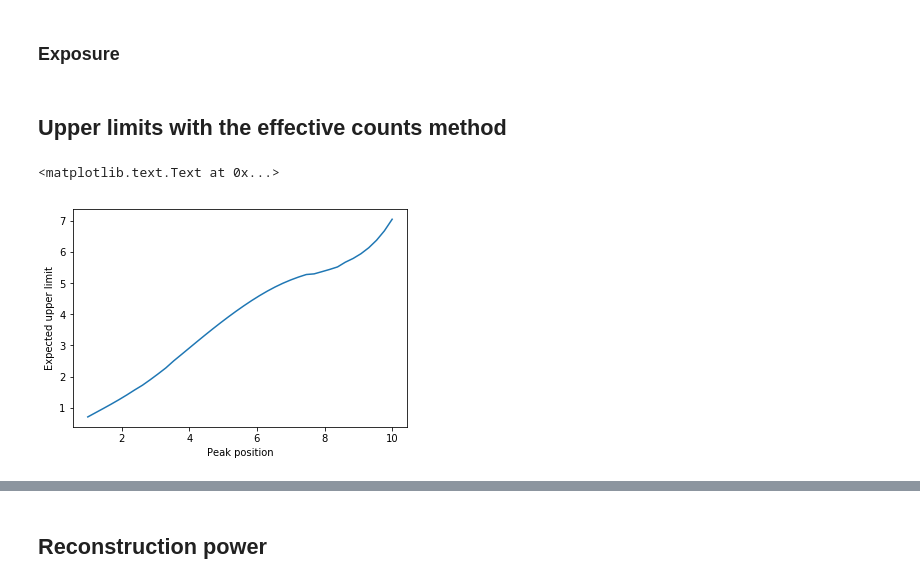
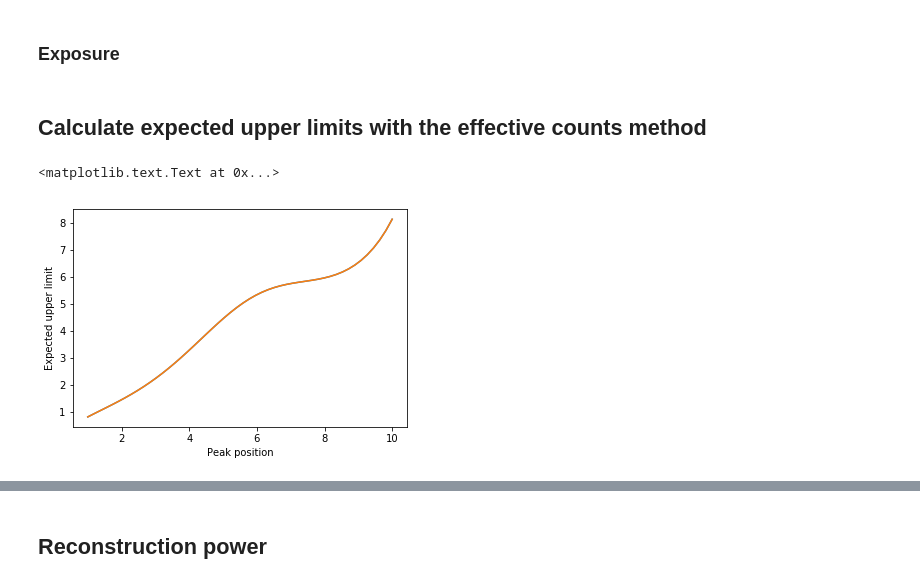
Before and after one commit to kreczko/swordfish, a Jupyter notebook: docs/Swordfish Examples 2.ipynb, the cells around one changed output, grey strips where cells are left out. Drawn from its saved outputs; the diff is of its cells as text; code cells hidden in the pictures.

```diff
--- a/docs/Swordfish Examples 2.ipynb
+++ b/docs/Swordfish Examples 2.ipynb
@@ -7,12 +7,13 @@ import pylab as plt
 from numpy.random import multivariate_normal
 from tqdm import tqdm
 %matplotlib inline
+N, M = 50, 50
 # %% [markdown]
 ## Example model definition
 # %% [markdown]
 ### Signal and background fluxes
 # %%
-x = np.linspace(1., 10., 101); dx = x[1]-x[0]
+x = np.linspace(1., 10., 51); dx = x[1]-x[0]
 
 sig_width = 2.
 flux_func = lambda sig_norm, sig_pos, bkg_norm: (
@@ -33,23 +35,20 @@ exposure = np.ones_like(x)*400.
 # %% [markdown]
-## Upper limits with the effective counts method
+## Calculate expected upper limits with the effective counts method
-# %%
-sig_norm = 0.
-bkg_norm = 1.
-pos_list = np.linspace(1, 10, 40)
-ul_list = []
-
-for sig_pos in tqdm(pos_list):
-    flux = sf.func_to_templates(flux_func, [sig_norm, sig_pos, bkg_norm])
-    flux = [flux[0], flux[2]]
-    noise = flux_func(sig_norm, sig_pos, bkg_norm)
-    SF = sf.Swordfish(flux, noise, Sigma, exposure, verbose=False)
-    EC = sf.EffectiveCounts(SF)
-    alpha = 0.05
-    UL = EC.upperlimit(alpha, 0)
-    ul_list.append(UL)
-plt.plot(pos_list, ul_list)
-plt.xlabel("Peak position")
-plt.ylabel("Expected upper limit")
-# %% [output]
-<matplotlib.text.Text at 0x...>
-[figure, removed]
+# %%
+# Instantiate FunkFish object, which builds Swordfish object from function and its variations
+FF = sf.FunkFish(flux_func, Sigma, exposure, [0.01, 5., 1.], constraints = [None, 1e-3, None])
+FFN = sf.FunkFish(flux_func, None, exposure, [0.01, 5., 1.], constraints = [None, 1e-3, None])
+
+# Generation of upper limits table
+pos_list = np.linspace(1, 10, N)
+ul = [FF.get_EffectiveCounts({1: p}).upperlimit(0.05, 0) for p in pos_list]
+ulN = [FFN.get_EffectiveCounts({1: p}).upperlimit(0.05, 0) for p in pos_list]
+
+# Plot
+plt.plot(pos_list, ul)
+plt.plot(pos_list, ulN)
+plt.xlabel("Peak position")
+plt.ylabel("Expected upper limit")
+# %% [output]
+<matplotlib.text.Text at 0x...>
+[figure, added]
```
Also changed, not shown: parts of 12 cells of this notebook, 1 other file.
